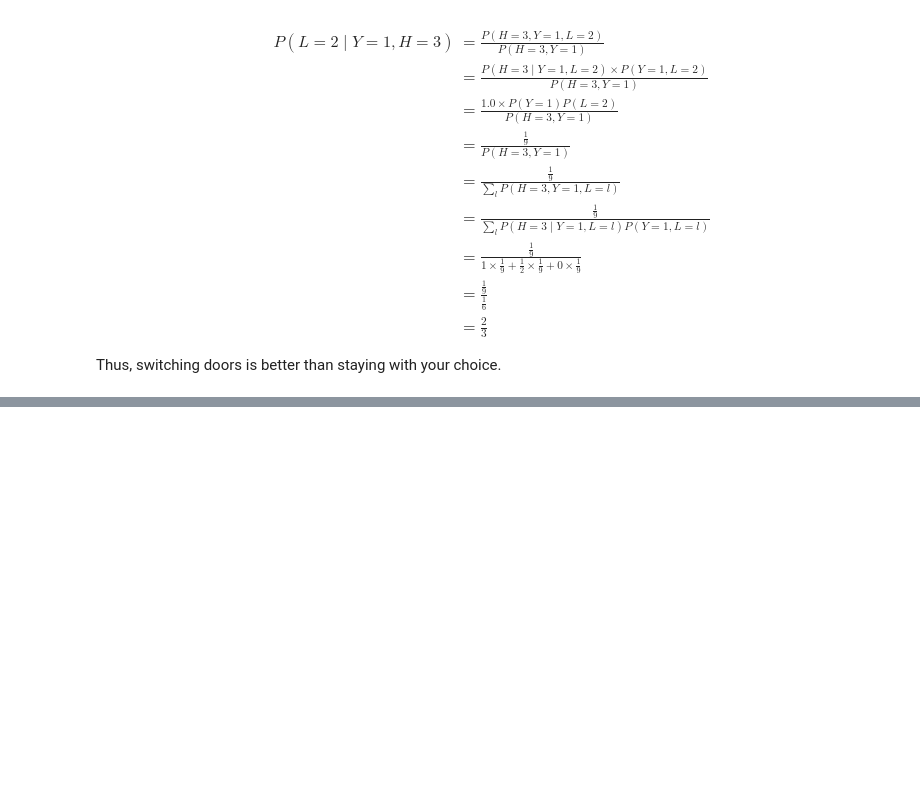
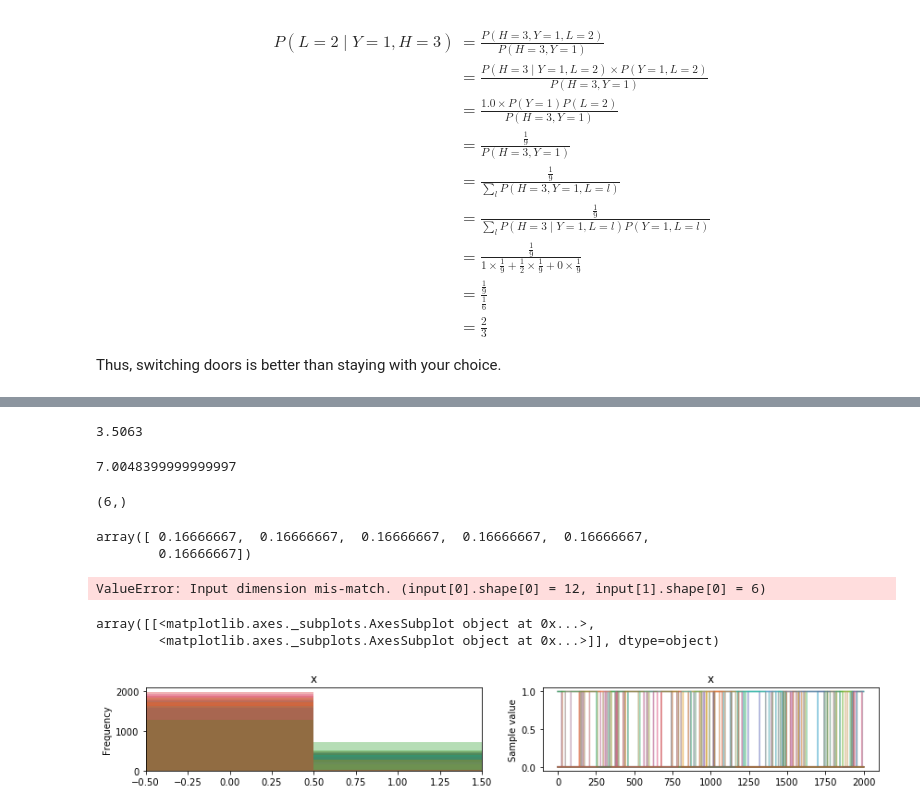
Before and after one commit to fredthedead/causal-inference-in-statistics-solutions, a Jupyter notebook: ch-1.ipynb, the cells around one changed output, grey strips where cells are left out. Saved outputs shown, nothing was run; the diff lists cells and outputs as text; code cells hidden in the pictures; blank space fills up the shorter version.

```diff
--- a/ch-1.ipynb
+++ b/ch-1.ipynb
@@ -426,0 +1148,45 @@ Thus, switching doors is better than staying with your choice.
+# %%
+x.mean()
+# %% [output]
+3.5063
+# %%
+y.mean()
+# %% [output]
+7.0048399999999997
+# %%
+np.array([1,2,3,4,5,6]).shape
+# %% [output]
+(6,)
+# %%
+np.ones(6) / 6.0
+# %% [output]
+array([ 0.16666667,  0.16666667,  0.16666667,  0.16666667,  0.16666667,
+        0.16666667])
+# %%
+with pm.Model() as sum_dice_rolls_model:
+    x = pm.Multinomial(
+        'x',
+        n=1,
+        p=np.ones(6)/6.0, # should this be a probability? Yes, cuz credible intervals will be tight?
+        shape=6,
+        observed=table_1_point_6['X'],
+    )
+
+#     z = pm.Multinomial(
+#         'z',
+#         n=1,
+#         p=np.ones(6) / 6.0, # should this be a probability? Yes, cuz credible intervals will be tight?
+#         #observed=table_1_point_6['Z']
+#     )
+
+#     y = pm.Deterministic('y', x+z, observed=table_1_point_6['Y'])
+
+    sum_dice_rolls_traces = pm.sample(2000)
+# %% [output]
+ValueError: Input dimension mis-match. (input[0].shape[0] = 12, input[1].shape[0] = 6)
+# %%
+pm.traceplot(sum_dice_rolls_traces)
+# %% [output]
+array([[<matplotlib.axes._subplots.AxesSubplot object at 0x...>,
+        <matplotlib.axes._subplots.AxesSubplot object at 0x...>]], dtype=object)
+[figure, added]
```
Also changed, not shown: parts of 63 cells of this notebook.
